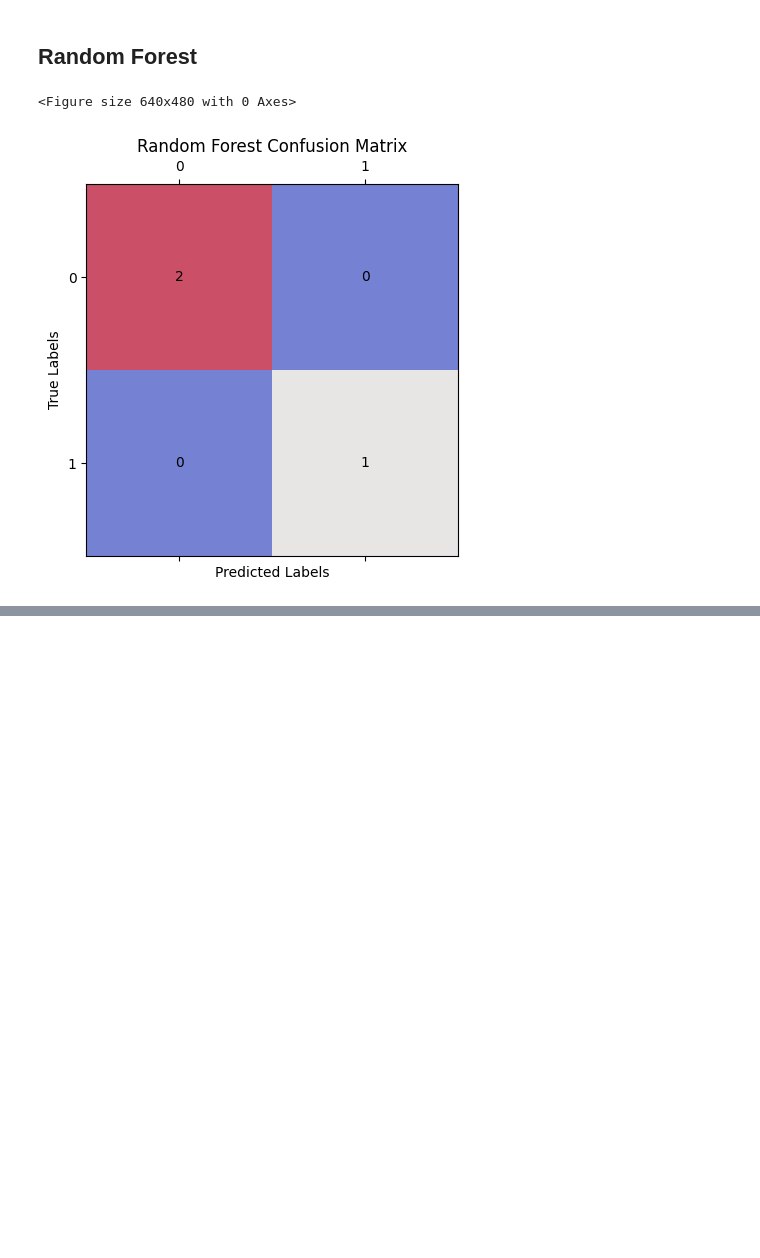
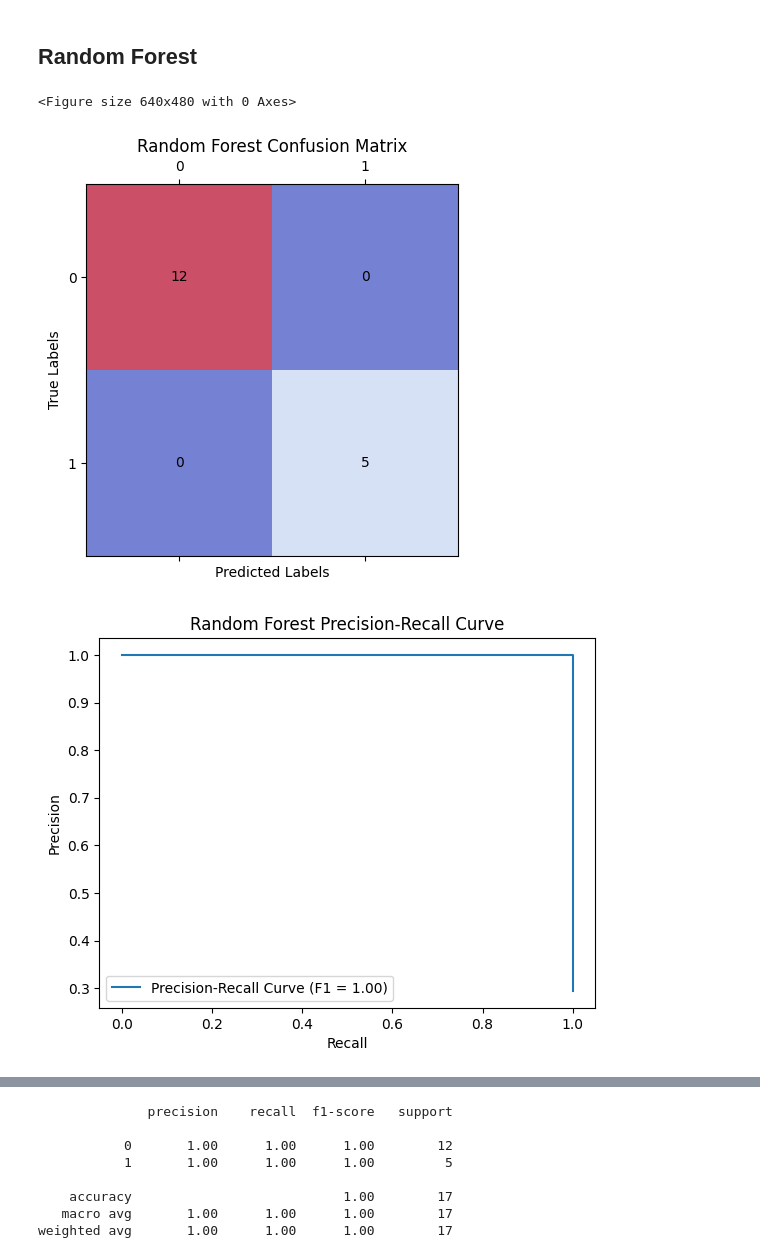
Before and after one commit to micgor32/quishdec, a Jupyter notebook: quarter_2/comparison.ipynb, the cells around one changed output, grey strips where cells are left out. Cells and saved outputs as stored; diff of their text form; code cells hidden in the pictures; blank space fills up the shorter version.

```diff
--- a/quarter_2/comparison.ipynb
+++ b/quarter_2/comparison.ipynb
@@ -85,4 +92,7 @@ df.head(10)
 # %%
-train_X = df[['Number of empty bytes', 'Errors corrected']]
+train_X = df[['Version', 'EC Level', 'Number of empty bytes',
+              'Errors corrected']]
+# this is to be determined later whether or not we limit ourselves to just
+# these features or not
 train_X.head(10)
 # %% [output]
@@ -185,12 +208,14 @@ weighted avg       1.00      1.00      1.00         3
 # %%
 rf = RFC(random_state=1234, criterion="entropy", n_estimators=10, max_depth=3)
 rf.fit(X_train, y_train)
 rf_pred = rf.predict(X_test)
+rf_probs = rf.predict_proba(X_test)[:, 1]
 
-plot_confusion_matrix(y_test, dtc_pred, title="Random Forest Confusion Matrix")
-plot_precision_recall(y_test, dtc_pred, model_name="Random Forest")
-plot_roc_curve(y_test, dtc_pred, model_name="Random Forest")
-print(classification_report(y_test, dtc_pred))
+plot_confusion_matrix(y_test, rf_pred, title="Random Forest Confusion Matrix")
+plot_precision_recall(y_test, rf_probs, model_name="Random Forest")
+plot_roc_curve(y_test, rf_probs, model_name="Random Forest")
+print(classification_report(y_test, rf_pred))
 # %% [output]
 <Figure size 640x480 with 0 Axes>
-[figure, old version]
+[figure, new version]
+[figure, added]
@@ -196,0 +223,8 @@ print(classification_report(y_test, dtc_pred))
+              precision    recall  f1-score   support
+
+           0       1.00      1.00      1.00        12
+           1       1.00      1.00      1.00         5
+
+    accuracy                           1.00        17
+   macro avg       1.00      1.00      1.00        17
+weighted avg       1.00      1.00      1.00        17
```
Also changed, not shown: parts of 16 cells of this notebook.
